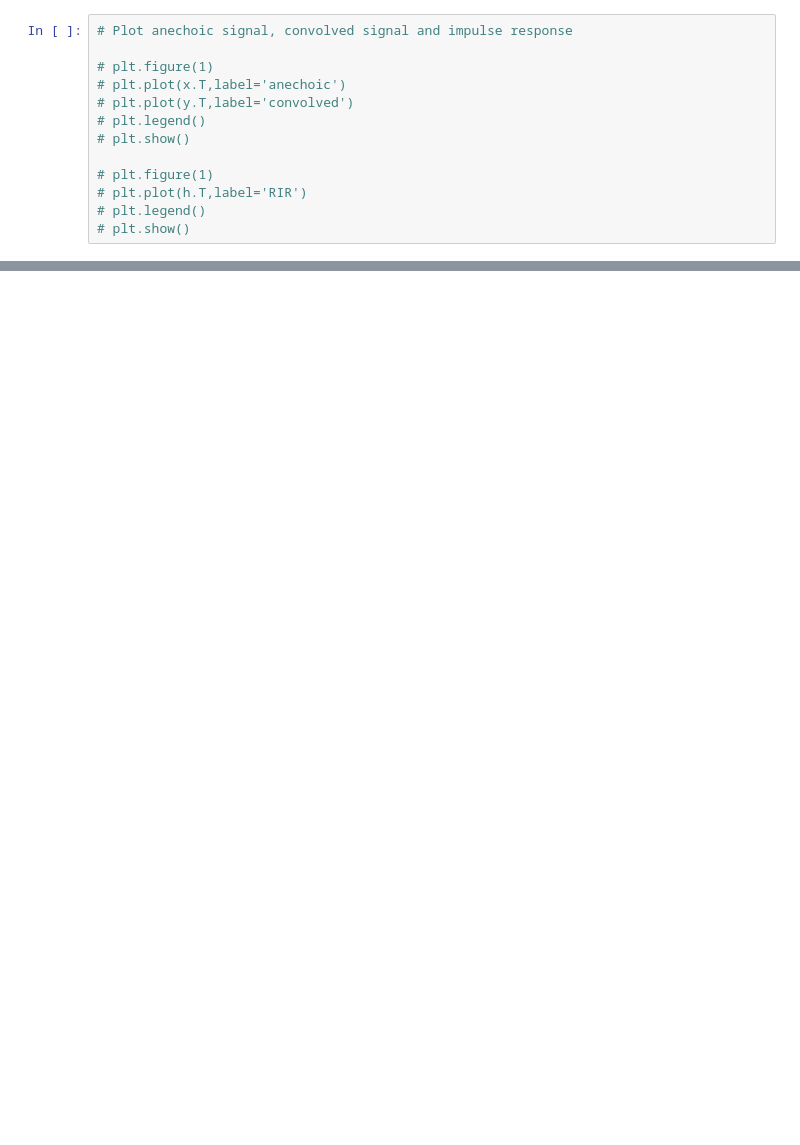
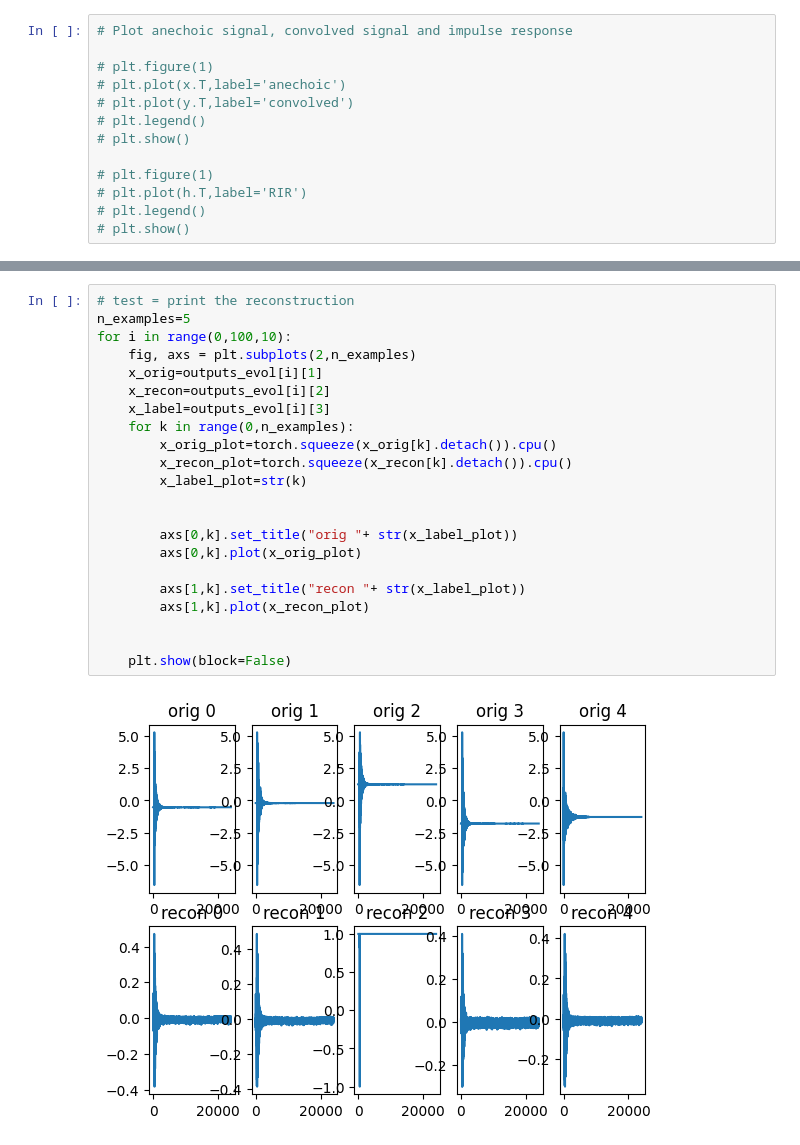
Before and after one commit to joaluba/VAE-IR, a Jupyter notebook: notebooks/data-inspection.ipynb, the cells around one changed output, grey strips where cells are left out. Cells and saved outputs as stored; diff of their text form; blank space fills up the shorter version.

```diff
--- a/notebooks/data-inspection.ipynb
+++ b/notebooks/data-inspection.ipynb
@@ -92,0 +194,24 @@ Audio('anechoic.wav')
+# %%
+# test = print the reconstruction
+n_examples=5
+for i in range(0,100,10):
+    fig, axs = plt.subplots(2,n_examples)
+    x_orig=outputs_evol[i][1]
+    x_recon=outputs_evol[i][2]
+    x_label=outputs_evol[i][3]
+    for k in range(0,n_examples):
+        x_orig_plot=torch.squeeze(x_orig[k].detach()).cpu()
+        x_recon_plot=torch.squeeze(x_recon[k].detach()).cpu()
+        x_label_plot=str(k)
+
+
+        axs[0,k].set_title("orig "+ str(x_label_plot))
+        axs[0,k].plot(x_orig_plot)
+
+        axs[1,k].set_title("recon "+ str(x_label_plot))
+        axs[1,k].plot(x_recon_plot)
+
+
+    plt.show(block=False)
+# %% [output]
+[figure, added]
```
Also changed, not shown: parts of 9 cells of this notebook, 7 other files.
